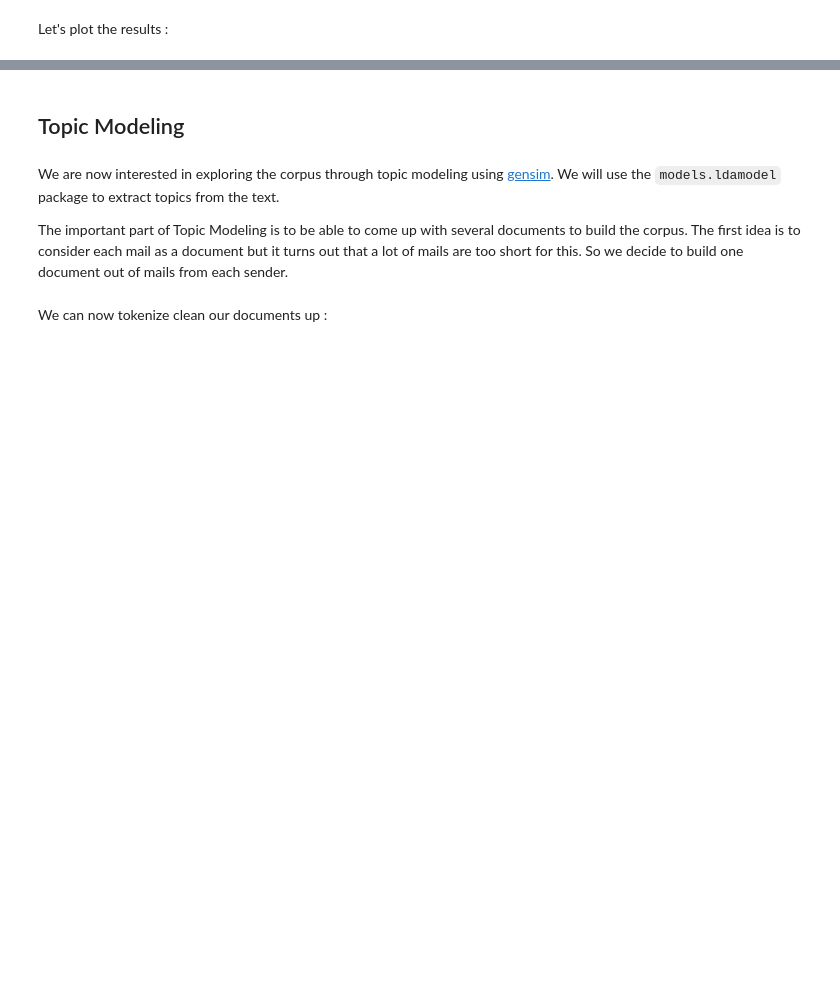
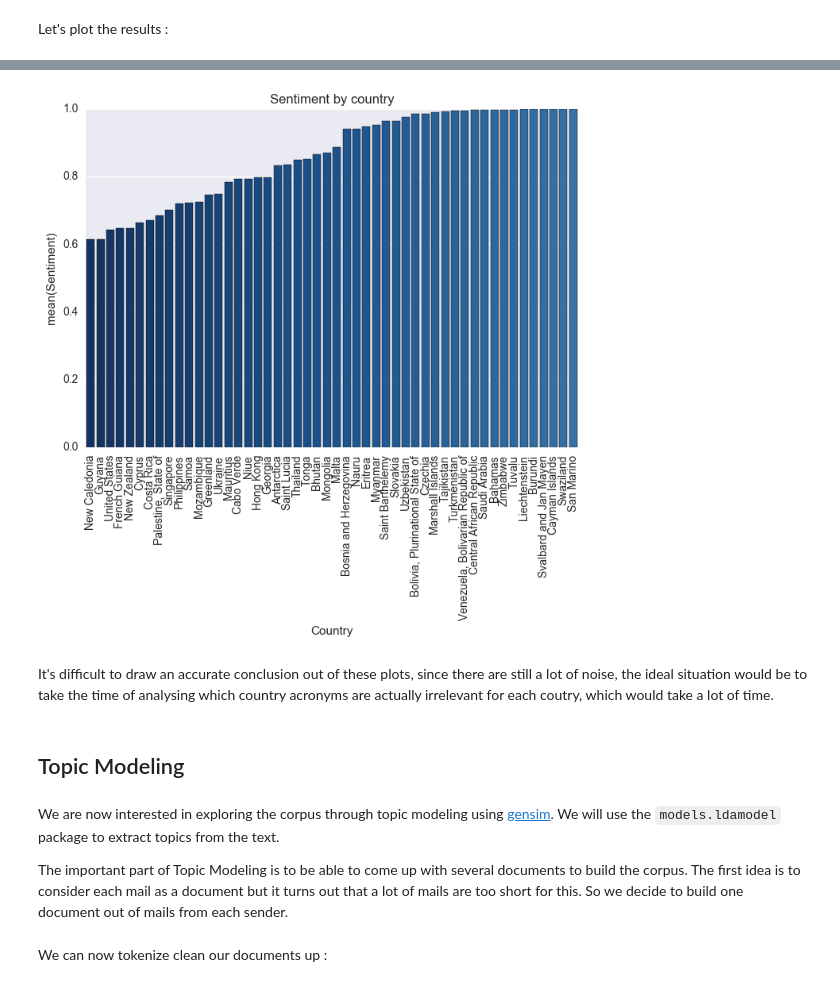
Before and after one commit to loistal/ADA_lab1, a Jupyter notebook: 05- Tamming Text/Hillary Email Controversy.ipynb, the cells around one changed output, grey strips where cells are left out. Drawn from its saved outputs; the diff is of its cells as text; code cells hidden in the pictures; blank space fills up the shorter version.

```diff
--- a/05- Tamming Text/Hillary Email Controversy.ipynb
+++ b/05- Tamming Text/Hillary Email Controversy.ipynb
@@ -217,3 +230,12 @@ plt.show()
+# %%
+plot = sns.barplot(data[-50:].index, data[-50:], palette=reversed(sns.color_palette("Blues", len(data))))
+plt.title('Sentiment by country')
+plt.xticks(rotation=90, fontsize=10)
+plt.show()
+# %% [output]
+[figure, added]
+# %% [markdown]
+It's difficult to draw an accurate conclusion out of these plots, since there are still a lot of noise, the ideal situation would be to take the time of analysing which country acronyms are actually irrelevant for each coutry, which would take a lot of time.
 # %% [markdown]
 ## Topic Modeling
 # %% [markdown]
```
Also changed, not shown: parts of 8 cells of this notebook.
